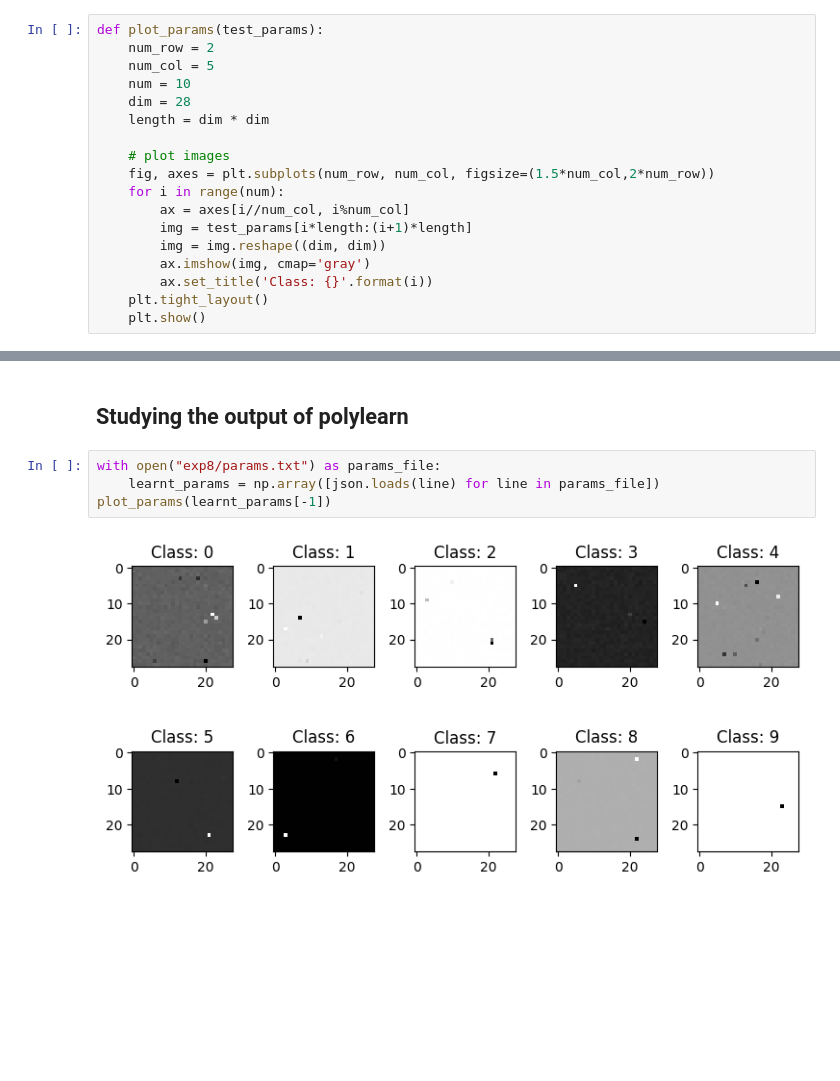
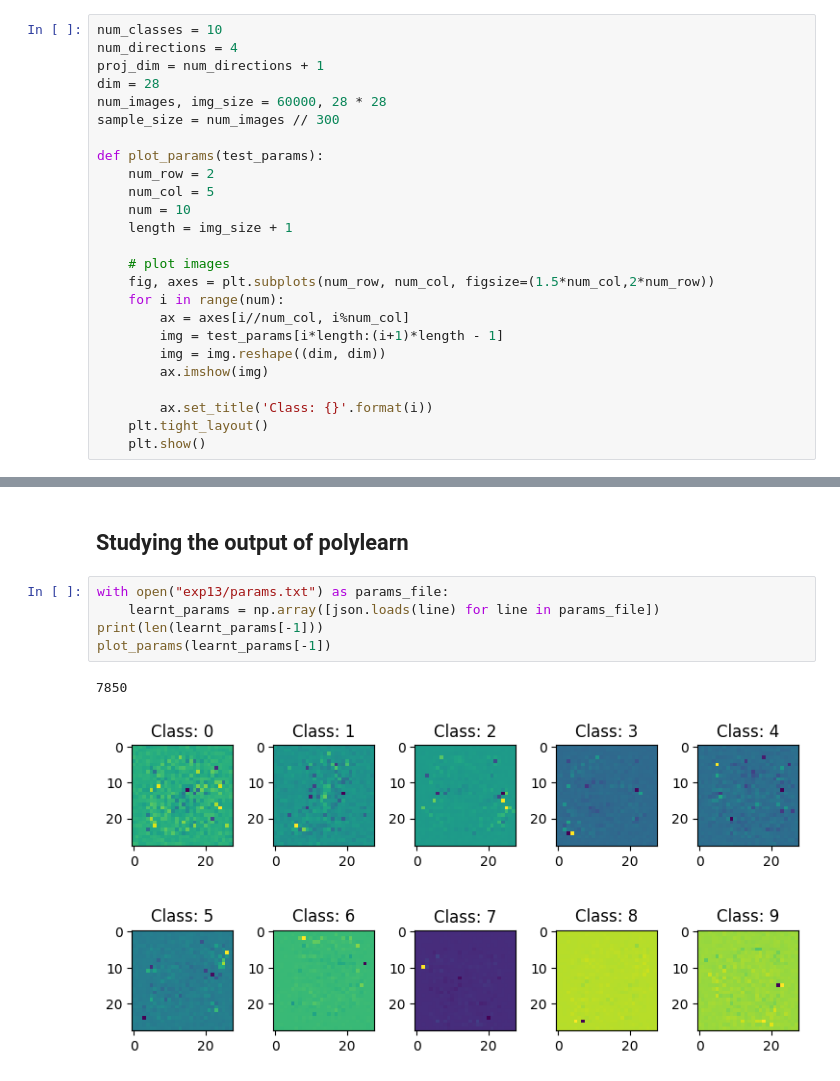
Before and after one commit to aurelienwaite/reverse_search_experiments, a Jupyter notebook: mnist/mnist.ipynb, the cells around one changed output, grey strips where cells are left out. Saved outputs shown, nothing was run; the diff lists cells and outputs as text; blank space fills up the shorter version.

```diff
--- a/mnist/mnist.ipynb
+++ b/mnist/mnist.ipynb
@@ -28,20 +25,27 @@ from scipy import sparse
 import matplotlib.pyplot as plt
 %matplotlib inline
 # %%
+num_classes = 10
+num_directions = 4
+proj_dim = num_directions + 1
+dim = 28
+num_images, img_size = 60000, 28 * 28
+sample_size = num_images // 300
+
 def plot_params(test_params):
     num_row = 2
     num_col = 5
     num = 10
-    dim = 28
-    length = dim * dim
+    length = img_size + 1
 
     # plot images
     fig, axes = plt.subplots(num_row, num_col, figsize=(1.5*num_col,2*num_row))
     for i in range(num):
         ax = axes[i//num_col, i%num_col]
-        img = test_params[i*length:(i+1)*length]
+        img = test_params[i*length:(i+1)*length - 1]
         img = img.reshape((dim, dim))
-        ax.imshow(img, cmap='gray')
+        ax.imshow(img)
+
         ax.set_title('Class: {}'.format(i))
     plt.tight_layout()
     plt.show()
@@ -299,8 +304,10 @@ pq.write_table(polytope_table, "mnist_iter2.parquet")
 # %% [markdown]
 ## Studying the output of polylearn
 # %%
-with open("exp8/params.txt") as params_file:
+with open("exp13/params.txt") as params_file:
     learnt_params = np.array([json.loads(line) for line in params_file])
+print(len(learnt_params[-1]))
 plot_params(learnt_params[-1])
 # %% [output]
+7850
-[figure, old version]
+[figure, new version]
```
Also changed, not shown: parts of 12 cells of this notebook, 2 other files.
